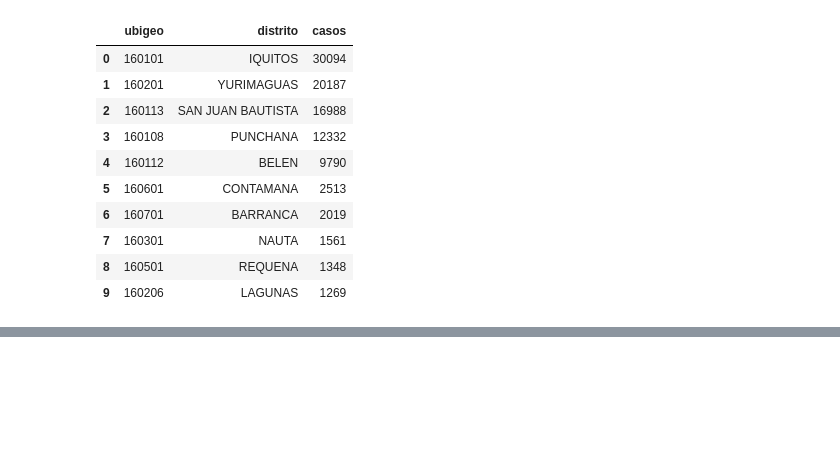
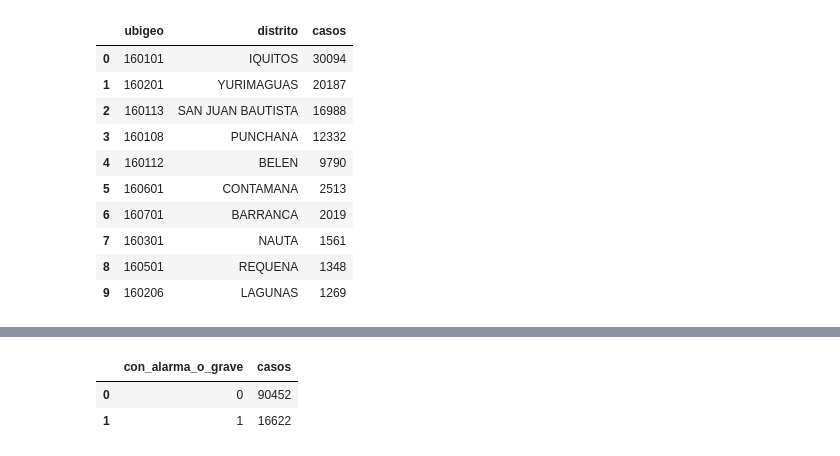
Before and after one commit to David-Sac/dengue-loreto, a Jupyter notebook: notebooks/03_sql.ipynb, the cells around one changed output, grey strips where cells are left out. Cells and saved outputs as stored; diff of their text form; code cells hidden in the pictures; blank space fills up the shorter version.

```diff
--- a/notebooks/03_sql.ipynb
+++ b/notebooks/03_sql.ipynb
@@ -143,0 +185,10 @@ ORDER BY ano
+# %%
+consulta("""
+SELECT con_alarma_o_grave, COUNT(*) AS casos
+FROM casos
+GROUP BY con_alarma_o_grave
+""")
+# %% [output]
+|  | con_alarma_o_grave | casos |
+| 0 | 0 | 90452 |
+| 1 | 1 | 16622 |
```
Also changed, not shown: parts of 19 cells of this notebook.
